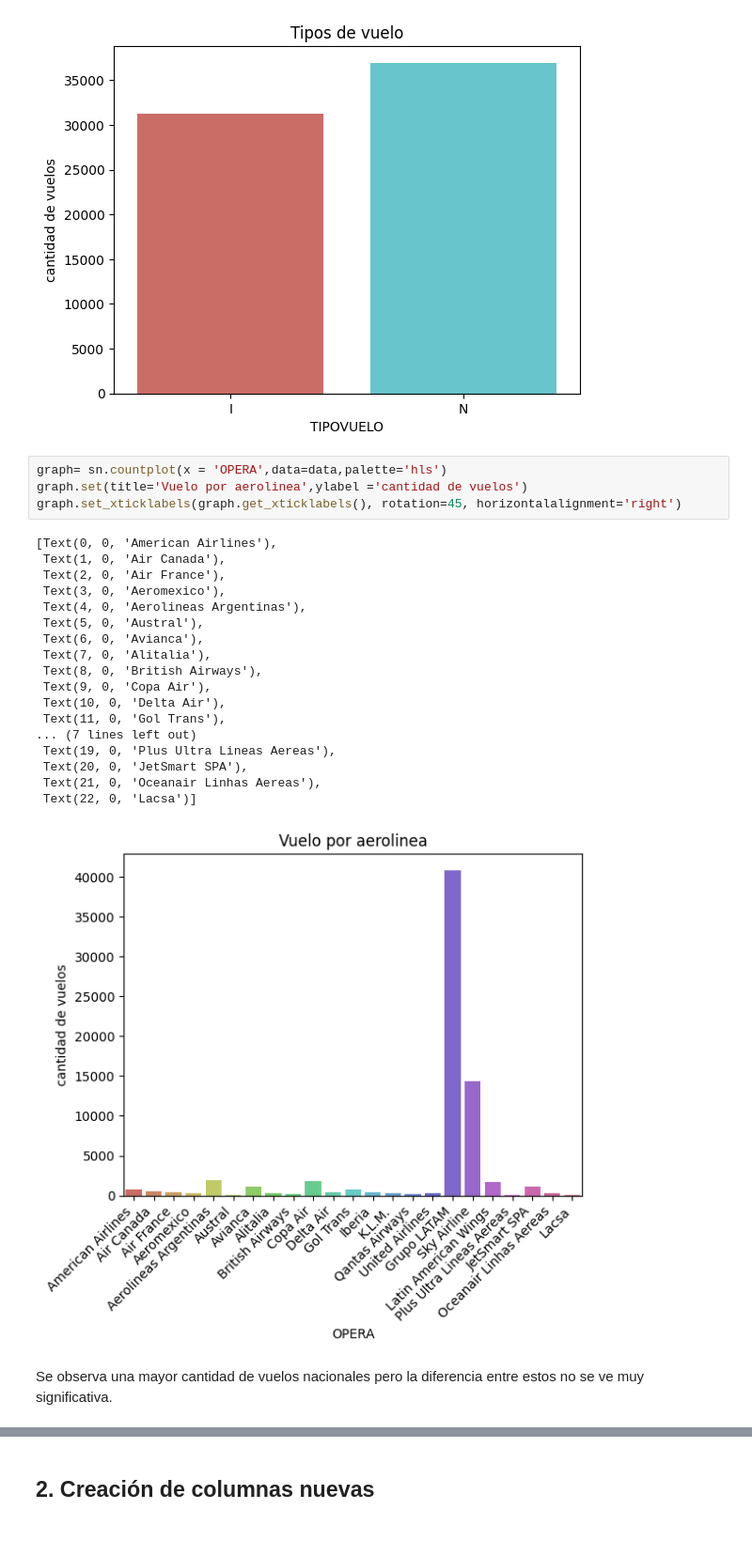
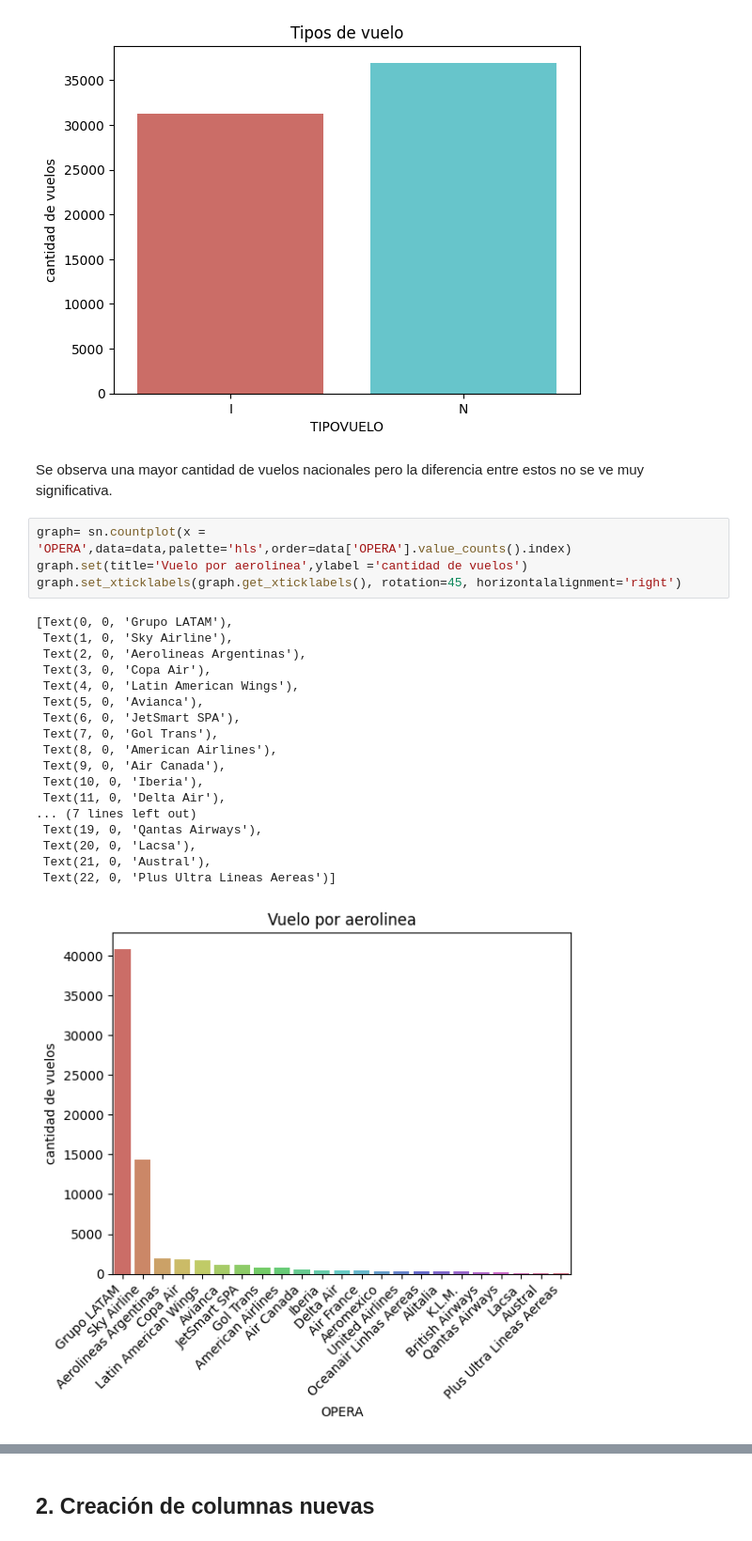
Before and after one commit to flopidopi23/Challege_Latam_data_science, a Jupyter notebook: Prueba_DS_LATAM.ipynb, the cells around one changed output, grey strips where cells are left out. Shown: that part at 94% size. Drawn from its saved outputs; the diff is of its cells as text.

```diff
--- a/Prueba_DS_LATAM.ipynb
+++ b/Prueba_DS_LATAM.ipynb
@@ -86,28 +87,28 @@ sn.countplot(x = 'TIPOVUELO',data=data,palette='hls').set(title='Tipos de vuelo'
 # %% [output]
 [Text(0.5, 1.0, 'Tipos de vuelo'), Text(0, 0.5, 'cantidad de vuelos')]
 [figure]
-# %%
-graph= sn.countplot(x = 'OPERA',data=data,palette='hls')
-graph.set(title='Vuelo por aerolinea',ylabel ='cantidad de vuelos')
-graph.set_xticklabels(graph.get_xticklabels(), rotation=45, horizontalalignment='right')
-# %% [output]
-[Text(0, 0, 'American Airlines'),
- Text(1, 0, 'Air Canada'),
- Text(2, 0, 'Air France'),
- Text(3, 0, 'Aeromexico'),
- Text(4, 0, 'Aerolineas Argentinas'),
- Text(5, 0, 'Austral'),
- Text(6, 0, 'Avianca'),
- Text(7, 0, 'Alitalia'),
- Text(8, 0, 'British Airways'),
- Text(9, 0, 'Copa Air'),
- Text(10, 0, 'Delta Air'),
- Text(11, 0, 'Gol Trans'),
-... (7 lines left out)
- Text(19, 0, 'Plus Ultra Lineas Aereas'),
- Text(20, 0, 'JetSmart SPA'),
- Text(21, 0, 'Oceanair Linhas Aereas'),
- Text(22, 0, 'Lacsa')]
-[figure, removed]
 # %% [markdown]
 Se observa una mayor cantidad de vuelos nacionales pero la diferencia entre estos no se ve muy significativa.
+# %%
+graph= sn.countplot(x = 'OPERA',data=data,palette='hls',order=data['OPERA'].value_counts().index)
+graph.set(title='Vuelo por aerolinea',ylabel ='cantidad de vuelos')
+graph.set_xticklabels(graph.get_xticklabels(), rotation=45, horizontalalignment='right')
+# %% [output]
+[Text(0, 0, 'Grupo LATAM'),
+ Text(1, 0, 'Sky Airline'),
+ Text(2, 0, 'Aerolineas Argentinas'),
+ Text(3, 0, 'Copa Air'),
+ Text(4, 0, 'Latin American Wings'),
+ Text(5, 0, 'Avianca'),
+ Text(6, 0, 'JetSmart SPA'),
+ Text(7, 0, 'Gol Trans'),
+ Text(8, 0, 'American Airlines'),
+ Text(9, 0, 'Air Canada'),
+ Text(10, 0, 'Iberia'),
+ Text(11, 0, 'Delta Air'),
+... (7 lines left out)
+ Text(19, 0, 'Qantas Airways'),
+ Text(20, 0, 'Lacsa'),
+ Text(21, 0, 'Austral'),
+ Text(22, 0, 'Plus Ultra Lineas Aereas')]
+[figure, added]
```
Also changed, not shown: parts of 13 cells of this notebook.
